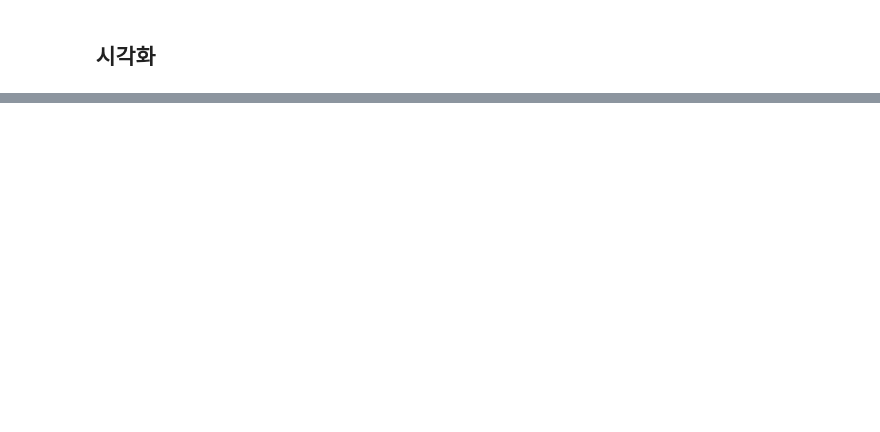
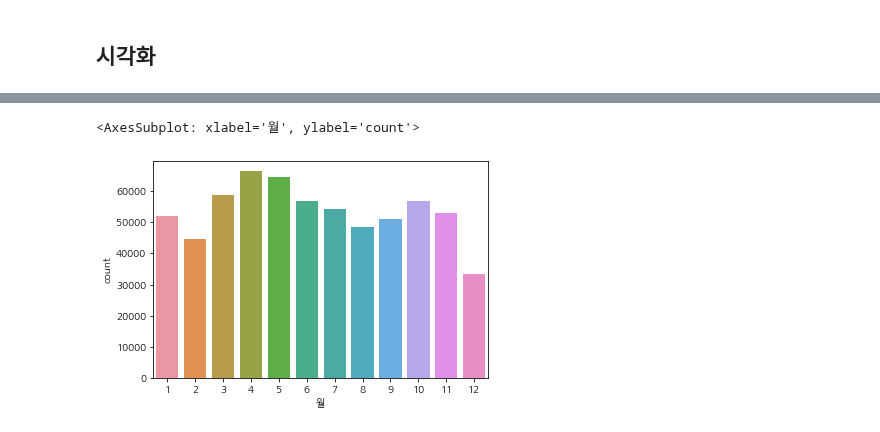
Before and after one commit to jsh0551/data_analysis_practice, a Jupyter notebook: 서울 열린데이터 광장/서울시농수산식품공사 식품 판매 결과.ipynb, the cells around one changed output, grey strips where cells are left out. Cells and saved outputs as stored; diff of their text form; code cells hidden in the pictures; blank space fills up the shorter version.

```diff
--- a/서울 열린데이터 광장/서울시농수산식품공사 식품 판매 결과.ipynb
+++ b/서울 열린데이터 광장/서울시농수산식품공사 식품 판매 결과.ipynb
@@ -126,0 +160,5 @@ df.drop(['친환경구분(일반)'],axis=1,inplace=True)
+# %%
+sns.countplot(data=df,x='월')
+# %% [output]
+<AxesSubplot: xlabel='월', ylabel='count'>
+[figure, added]
```
Also changed, not shown: parts of 13 cells of this notebook.
